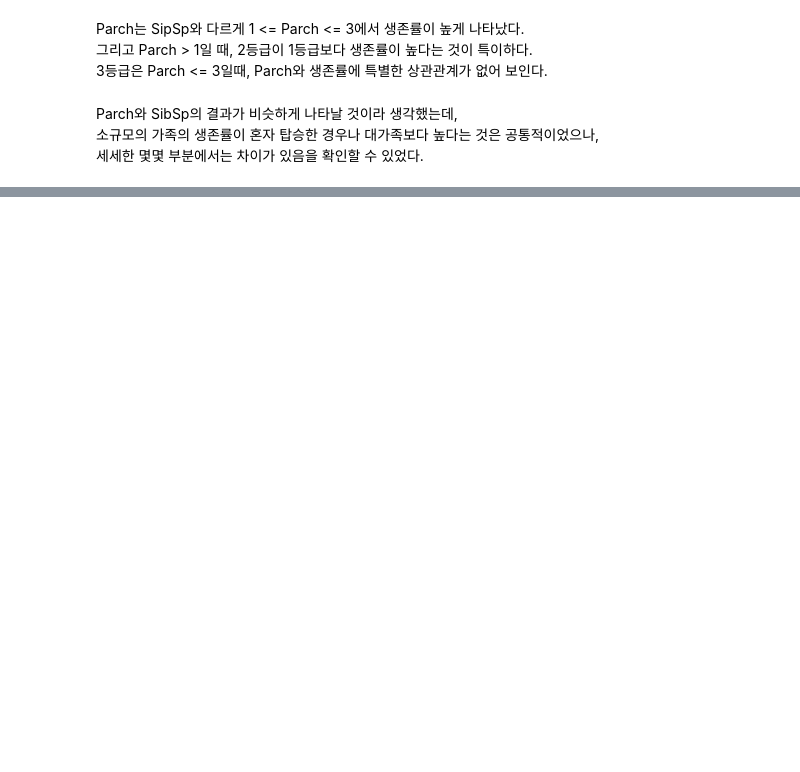
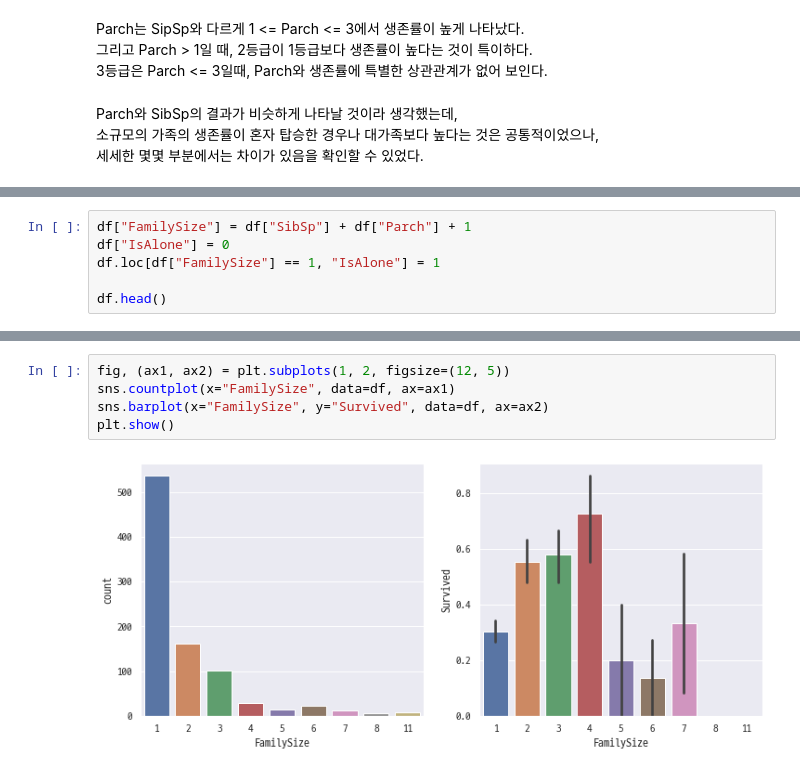
Before and after one commit to super-corini/programmers_kdt_II, a Jupyter notebook: EDA_titanic.ipynb, the cells around one changed output, grey strips where cells are left out. Cells and saved outputs as stored; diff of their text form; blank space fills up the shorter version.

```diff
--- a/EDA_titanic.ipynb
+++ b/EDA_titanic.ipynb
@@ -100,0 +105,6 @@ Parch와 SibSp의 결과가 비슷하게 나타날 것이라 생각했는데,
+# %%
+df["FamilySize"] = df["SibSp"] + df["Parch"] + 1
+df["IsAlone"] = 0
+df.loc[df["FamilySize"] == 1, "IsAlone"] = 1
+
+df.head()
@@ -100,0 +118,7 @@ Parch와 SibSp의 결과가 비슷하게 나타날 것이라 생각했는데,
+# %%
+fig, (ax1, ax2) = plt.subplots(1, 2, figsize=(12, 5))
+sns.countplot(x="FamilySize", data=df, ax=ax1)
+sns.barplot(x="FamilySize", y="Survived", data=df, ax=ax2)
+plt.show()
+# %% [output]
+[figure, added]
```
Also changed, not shown: parts of 8 cells of this notebook, 1 other file.
